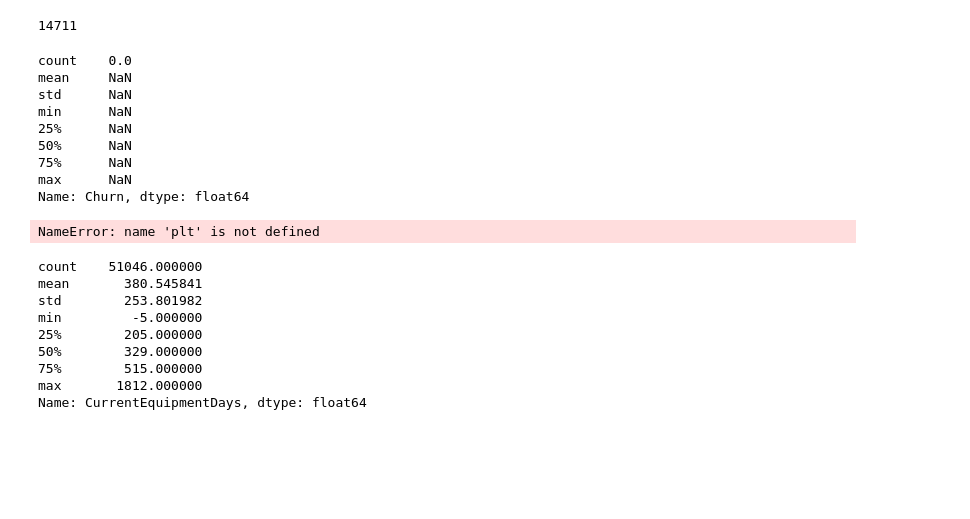
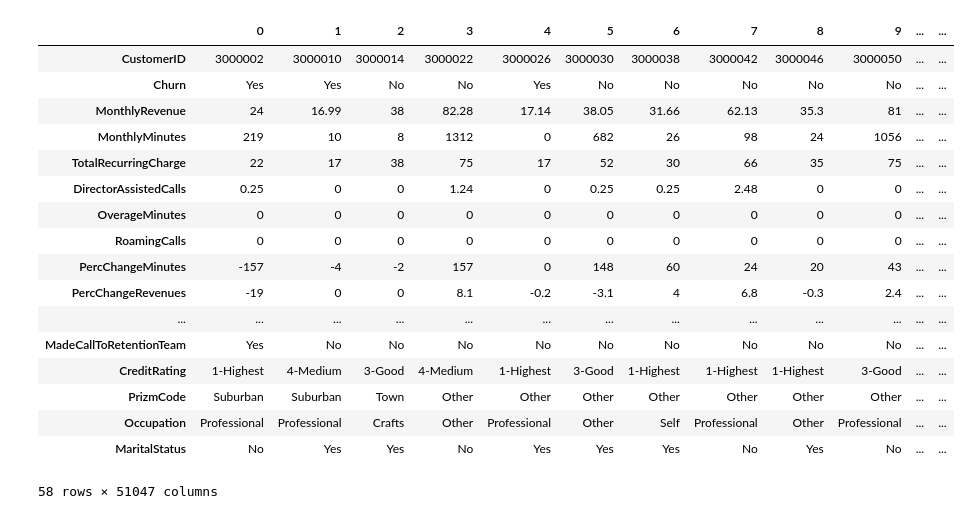
Before and after one commit to manuelseeger/nd-machine-learning, a Jupyter notebook: capstone/capstone.ipynb, the cells around one changed output. Saved outputs shown, nothing was run; the diff lists cells and outputs as text; code cells hidden in the pictures; blank space fills up the shorter version.

```diff
--- a/capstone/capstone.ipynb
+++ b/capstone/capstone.ipynb
@@ -20,49 +19,23 @@ The verbose.level rcparam was deprecated in Matplotlib 3.1 and will be removed i
 # %%
 df = pd.read_csv('data/cell2celltrain.csv')
-df['Churn'].describe()
-
-51047 - 36336
-# %% [output]
-14711
-# %%
-df = pd.read_csv('data/cell2cellholdout.csv')
-df.describe()
-
-df[df['Churn'] == 'Yes']['Churn'].describe()
-# %% [output]
-count    0.0
-mean     NaN
-std      NaN
-min      NaN
-25%      NaN
-50%      NaN
-75%      NaN
-max      NaN
-Name: Churn, dtype: float64
-# %%
-
-
-
-bins=10
-
-#Stack the data
-plt.figure()
-plt.hist(df[df['Churn'] == 'Yes']['MonthsInService'], bins, label='Yes', stacked=True, alpha=0.4)
-plt.hist(df[df['Churn'] == 'No']['MonthsInService'], bins, label='No', stacked=True,  alpha=0.4)
-plt.legend()
-plt.show()
-# %% [output]
-NameError: name 'plt' is not defined
-# %%
-
-df['CurrentEquipmentDays'].describe()
-# %% [output]
-count    51046.000000
-mean       380.545841
-std        253.801982
-min         -5.000000
-25%        205.000000
-50%        329.000000
-75%        515.000000
-max       1812.000000
-Name: CurrentEquipmentDays, dtype: float64
+# %%
+df.transpose()
+# %% [output]
+|  | 0 | 1 | 2 | 3 | 4 | 5 | 6 | 7 | 8 | 9 | ... | ... |
+| CustomerID | 3000002 | 3000010 | 3000014 | 3000022 | 3000026 | 3000030 | 3000038 | 3000042 | 3000046 | 3000050 | ... | ... |
+| Churn | Yes | Yes | No | No | Yes | No | No | No | No | No | ... | ... |
+| MonthlyRevenue | 24 | 16.99 | 38 | 82.28 | 17.14 | 38.05 | 31.66 | 62.13 | 35.3 | 81 | ... | ... |
+| MonthlyMinutes | 219 | 10 | 8 | 1312 | 0 | 682 | 26 | 98 | 24 | 1056 | ... | ... |
+| TotalRecurringCharge | 22 | 17 | 38 | 75 | 17 | 52 | 30 | 66 | 35 | 75 | ... | ... |
+| DirectorAssistedCalls | 0.25 | 0 | 0 | 1.24 | 0 | 0.25 | 0.25 | 2.48 | 0 | 0 | ... | ... |
+| OverageMinutes | 0 | 0 | 0 | 0 | 0 | 0 | 0 | 0 | 0 | 0 | ... | ... |
+| RoamingCalls | 0 | 0 | 0 | 0 | 0 | 0 | 0 | 0 | 0 | 0 | ... | ... |
+| PercChangeMinutes | -157 | -4 | -2 | 157 | 0 | 148 | 60 | 24 | 20 | 43 | ... | ... |
+| PercChangeRevenues | -19 | 0 | 0 | 8.1 | -0.2 | -3.1 | 4 | 6.8 | -0.3 | 2.4 | ... | ... |
+| ... | ... | ... | ... | ... | ... | ... | ... | ... | ... | ... | ... | ... |
+| MadeCallToRetentionTeam | Yes | No | No | No | No | No | No | No | No | No | ... | ... |
+| CreditRating | 1-Highest | 4-Medium | 3-Good | 4-Medium | 1-Highest | 3-Good | 1-Highest | 1-Highest | 1-Highest | 3-Good | ... | ... |
+| PrizmCode | Suburban | Suburban | Town | Other | Other | Other | Other | Other | Other | Other | ... | ... |
+| Occupation | Professional | Professional | Crafts | Other | Professional | Other | Self | Professional | Other | Professional | ... | ... |
+| MaritalStatus | No | Yes | Yes | No | Yes | Yes | Yes | No | Yes | No | ... | ... |
+58 rows × 51047 columns
```
Also changed, not shown: parts of 47 cells of this notebook, 2 other files.
